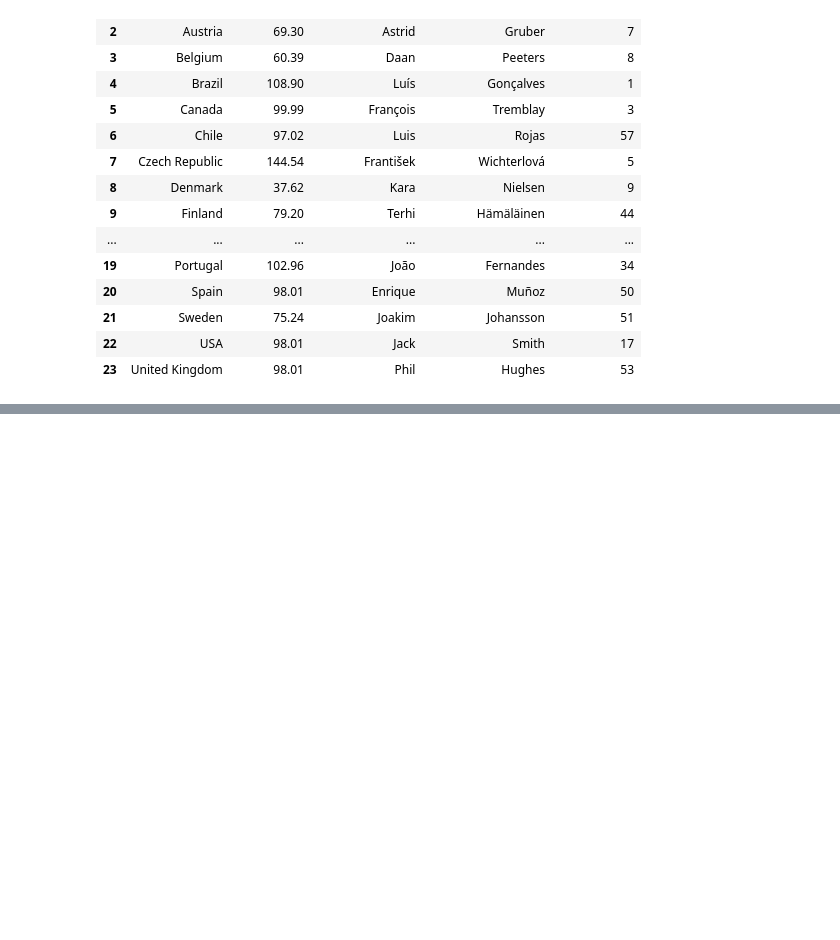
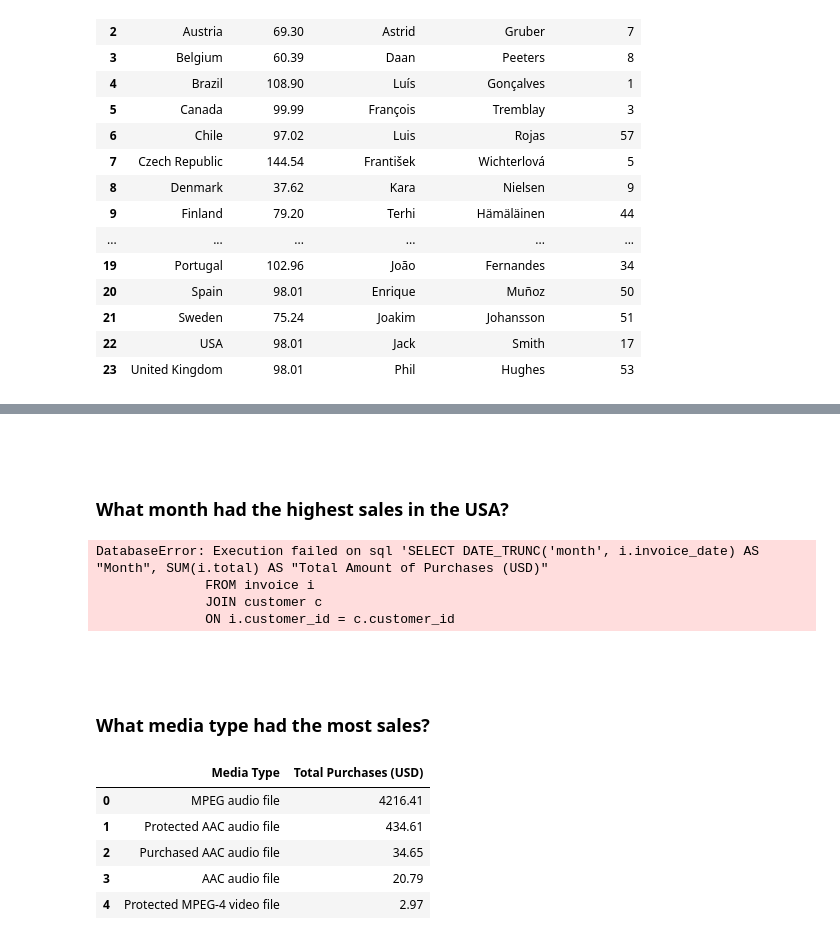
Before and after one commit to fedfioravanti/Business-Analytics-with-SQL-and-PowerBI, a Jupyter notebook: notebooks/Interacting-with-SQLite-using-Python.ipynb, the cells around one changed output, grey strips where cells are left out. Drawn from its saved outputs; the diff is of its cells as text; code cells hidden in the pictures; blank space fills up the shorter version.

```diff
--- a/notebooks/Interacting-with-SQLite-using-Python.ipynb
+++ b/notebooks/Interacting-with-SQLite-using-Python.ipynb
@@ -499,0 +585,4 @@ pd.read_sql_query(query_10, connection)
+# %% [markdown]
+  <br/><br/>
+
+###  What month had the highest sales in the USA?
@@ -499,0 +598,34 @@ pd.read_sql_query(query_10, connection)
+# %%
+# display SQL query in a DataFrame
+pd.read_sql_query(query_13, connection)
+# %% [output]
+DatabaseError: Execution failed on sql 'SELECT DATE_TRUNC('month', i.invoice_date) AS "Month", SUM(i.total) AS "Total Amount of Purchases (USD)"
+              FROM invoice i
+              JOIN customer c
+              ON i.customer_id = c.customer_id
+# %% [markdown]
+  <br/><br/>
+
+###  What media type had the most sales?
+# %%
+# define the SQL command
+query_14 = """SELECT m.name AS "Media Type", SUM(l.unit_price*l.quantity) AS "Total Purchases (USD)"
+              FROM media_type m
+              JOIN track t
+              ON m.media_type_id = t.media_type_id
+              JOIN invoice_line l
+              ON t.track_id = l.track_id
+              JOIN invoice i
+              ON l.invoice_id = i.invoice_id
+              GROUP BY 1
+              ORDER BY 2 DESC"""
+# %%
+# display SQL query in a DataFrame
+pd.read_sql_query(query_14, connection)
+# %% [output]
+|  | Media Type | Total Purchases (USD) |
+| 0 | MPEG audio file | 4216.41 |
+| 1 | Protected AAC audio file | 434.61 |
+| 2 | Purchased AAC audio file | 34.65 |
+| 3 | AAC audio file | 20.79 |
+| 4 | Protected MPEG-4 video file | 2.97 |
```
Also changed, not shown: parts of 8 cells of this notebook.
